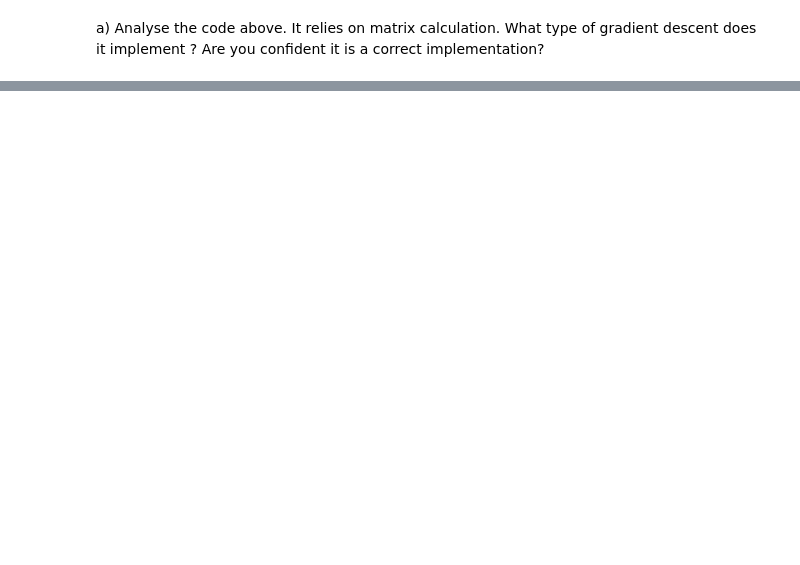
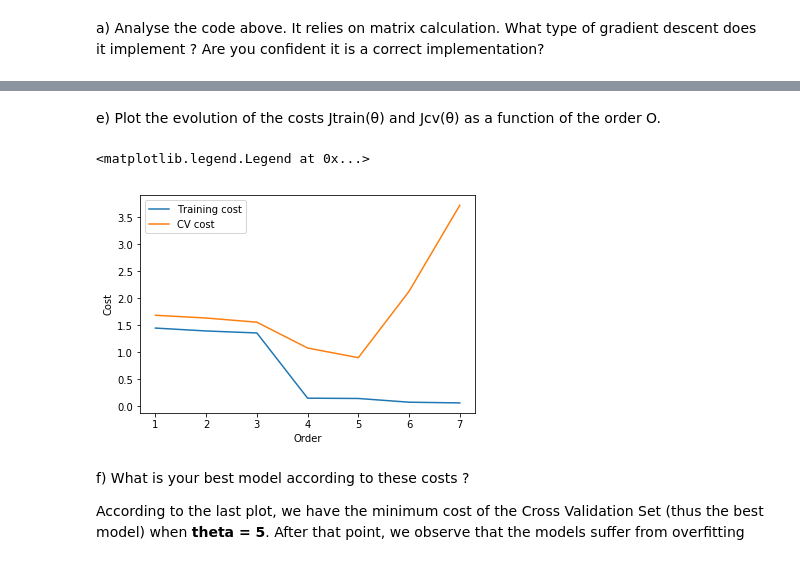
Before and after one commit to flavz27/mach_le_mse, a Jupyter notebook: PW05/05_pittet_vitali.ipynb, the cells around one changed output, grey strips where cells are left out. Drawn from its saved outputs; the diff is of its cells as text; code cells hidden in the pictures; blank space fills up the shorter version.

```diff
--- a/PW05/05_pittet_vitali.ipynb
+++ b/PW05/05_pittet_vitali.ipynb
@@ -27,0 +110,3 @@ does it implement ? Are you confident it is a correct implementation?
+# %%
+trainSet = pd.read_excel('overfitting.xlsx', sheet_name="train_set")
+CVSet = pd.read_excel('overfitting.xlsx', sheet_name="cv_set")
@@ -27,0 +116,13 @@ does it implement ? Are you confident it is a correct implementation?
+# %%
+def h(x, theta):
+    return np.polyval(theta, x)
+
+def J(set, theta):
+    acc = 0.0
+    for x,y in set.values:
+        acc += (h(x, theta) - y)**2
+    return acc/(2*len(set))
+# %%
+theta = []
+for o in range(1,8):
+    theta.append(np.polyfit(trainSet['x'], trainSet['y'], deg=o) )
@@ -27,0 +131,14 @@ does it implement ? Are you confident it is a correct implementation?
+# %%
+plt.clf()
+plt.figure(figsize=(10,10))
+plt.ylabel("y")
+plt.xlabel("x")
+plt.scatter(trainSet['x'], trainSet['y'],label="Training Set")
+
+
+X = np.arange(trainSet['x'].min(), trainSet['x'].max(), .1)
+for i,t in enumerate(theta):
+    Y = [h(x, t) for x in X]
+    plt.plot(X,Y, label="Order {}".format(i + 1))
+
+plt.legend()
@@ -27,0 +149,20 @@ does it implement ? Are you confident it is a correct implementation?
+# %% [markdown]
+e) Plot the evolution of the costs Jtrain(θ) and Jcv(θ) as a function of the order O.
+# %%
+Ytrain = [J(trainSet, t) for t in theta]
+YCV = [J(CVSet, t) for t in theta]
+
+xRange = range(1,len(theta)+1)
+plt.clf()
+plt.xlabel("Order")
+plt.ylabel("Cost")
+plt.plot(xRange, Ytrain, label="Training cost")
+plt.plot(xRange, YCV, label="CV cost")
+plt.legend()
+# %% [output]
+<matplotlib.legend.Legend at 0x...>
+[figure, added]
+# %% [markdown]
+f) What is your best model according to these costs ?
+
+According to the last plot, we have the minimum cost of the Cross Validation Set (thus the best model) when **theta = 5**. After that point, we observe that the models suffer from overfitting
```
Also changed, not shown: parts of 11 cells of this notebook, 1 other file.
